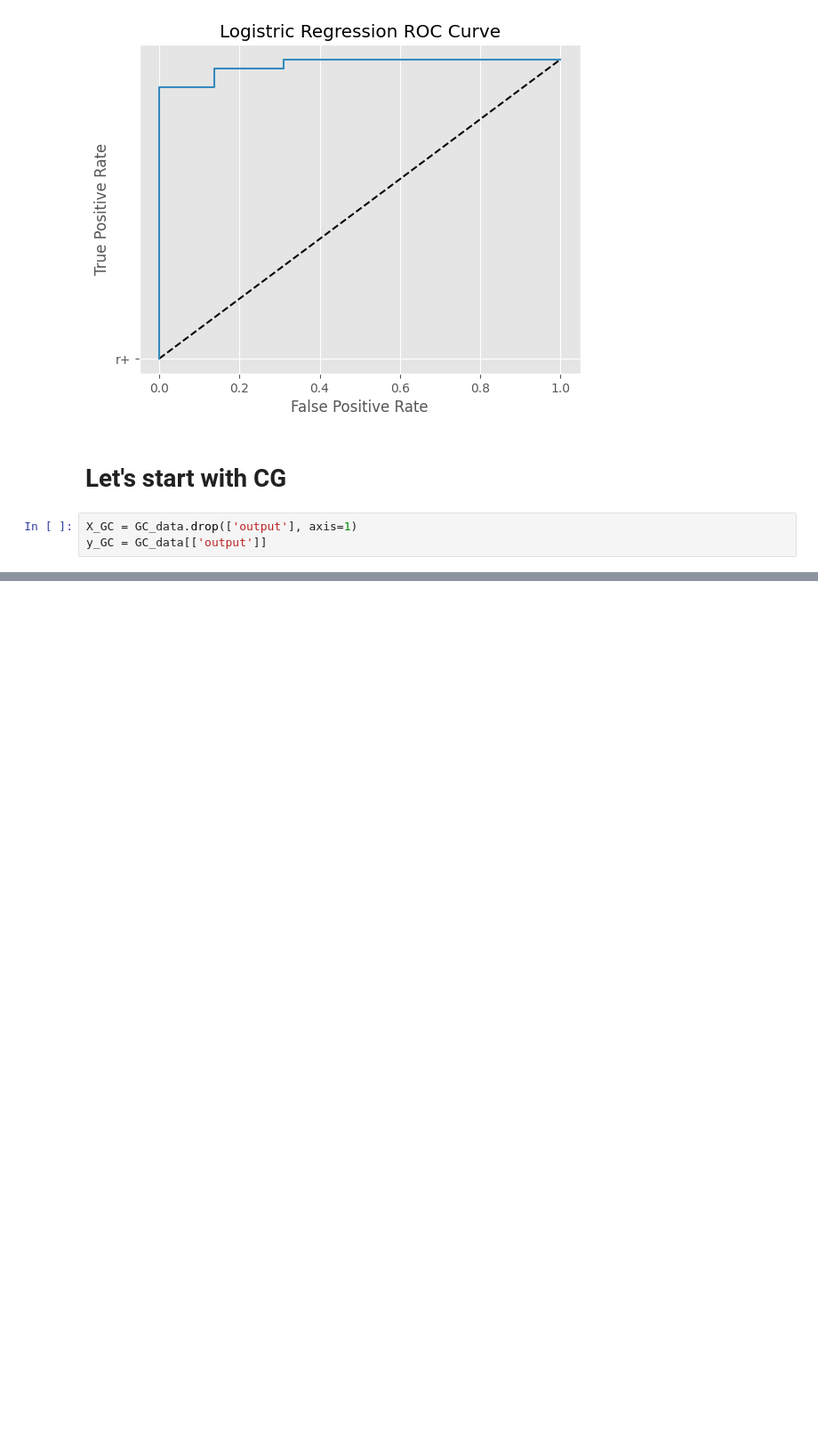
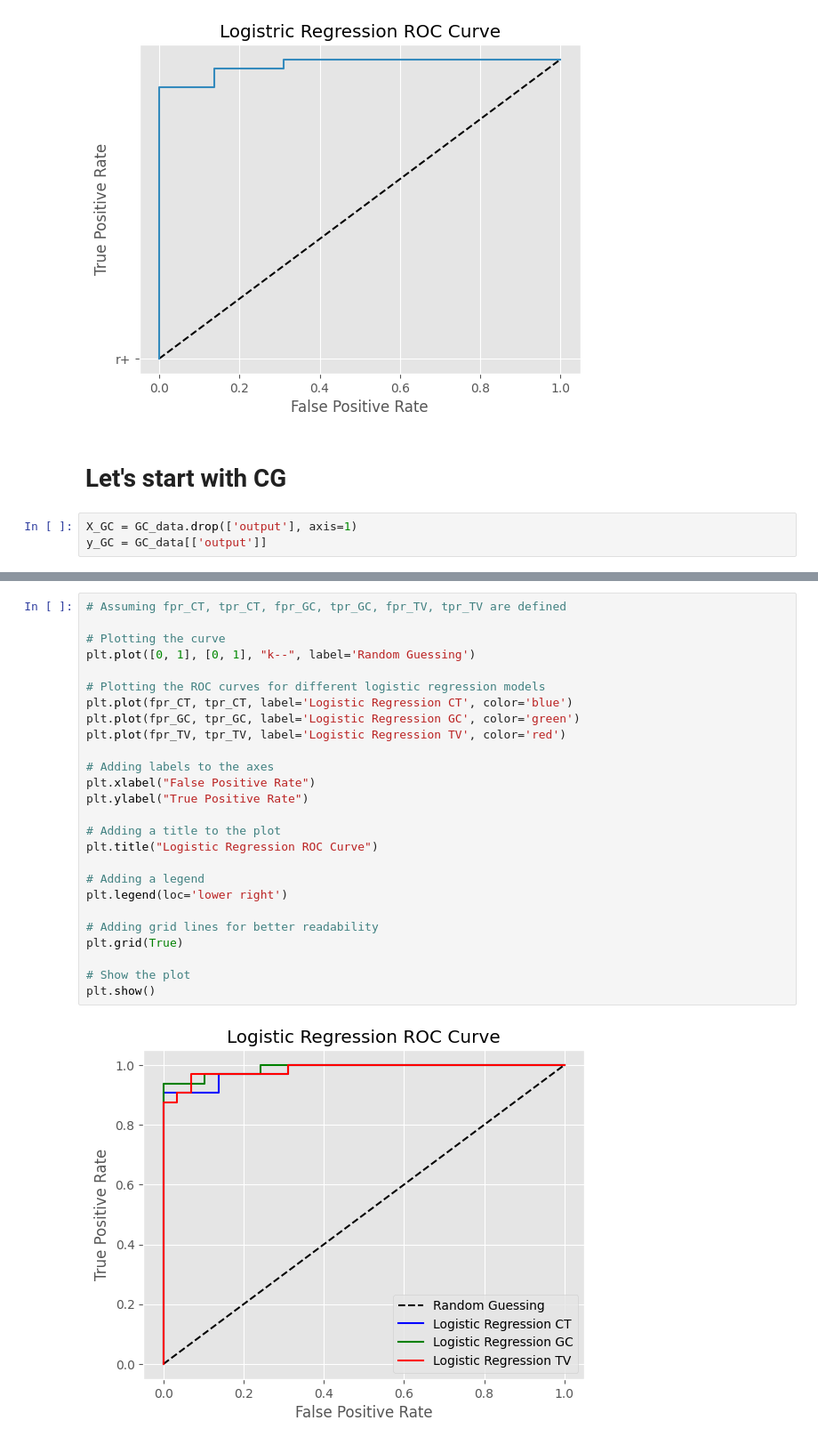
Before and after one commit to SharkyStacky/Learning-ML-Python, a Jupyter notebook: first_steps/8-Modeling.ipynb, the cells around one changed output, grey strips where cells are left out. Shown at 89% size. Drawn from its saved outputs; the diff is of its cells as text; blank space fills up the shorter version.

```diff
--- a/first_steps/8-Modeling.ipynb
+++ b/first_steps/8-Modeling.ipynb
@@ -193,0 +283,28 @@ plt.show()
+# %%
+# Assuming fpr_CT, tpr_CT, fpr_GC, tpr_GC, fpr_TV, tpr_TV are defined
+
+# Plotting the curve
+plt.plot([0, 1], [0, 1], "k--", label='Random Guessing')
+
+# Plotting the ROC curves for different logistic regression models
+plt.plot(fpr_CT, tpr_CT, label='Logistic Regression CT', color='blue')
+plt.plot(fpr_GC, tpr_GC, label='Logistic Regression GC', color='green')
+plt.plot(fpr_TV, tpr_TV, label='Logistic Regression TV', color='red')
+
+# Adding labels to the axes
+plt.xlabel("False Positive Rate")
+plt.ylabel("True Positive Rate")
+
+# Adding a title to the plot
+plt.title("Logistic Regression ROC Curve")
+
+# Adding a legend
+plt.legend(loc='lower right')
+
+# Adding grid lines for better readability
+plt.grid(True)
+
+# Show the plot
+plt.show()
+# %% [output]
+[figure, added]
```
Also changed, not shown: parts of 19 cells of this notebook, 2 other files.
